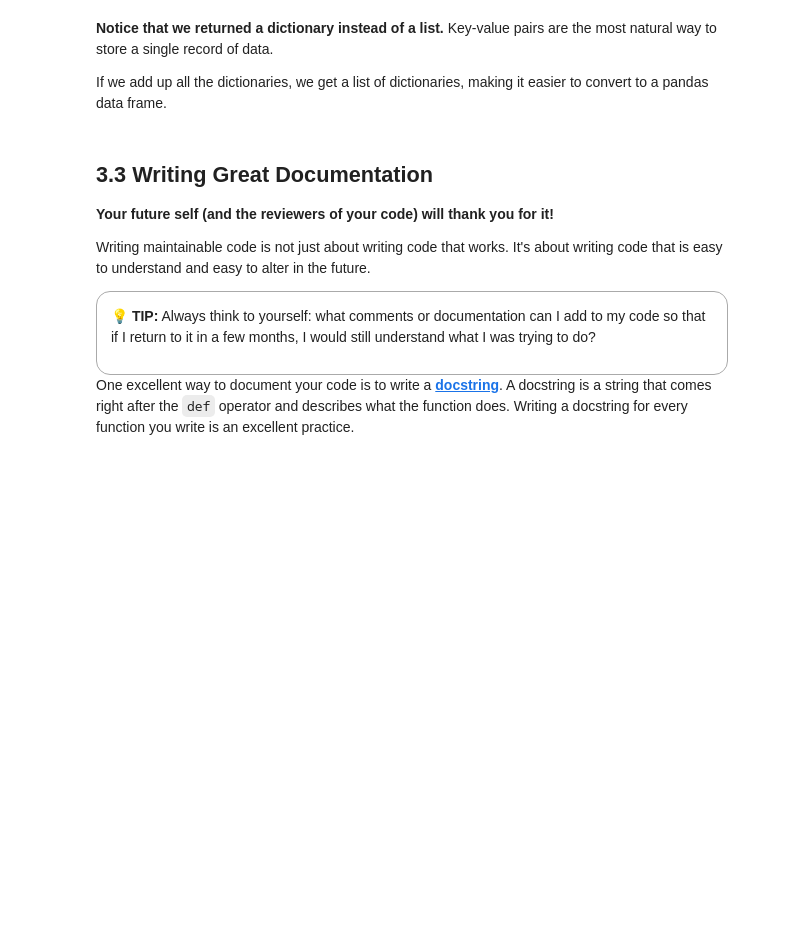
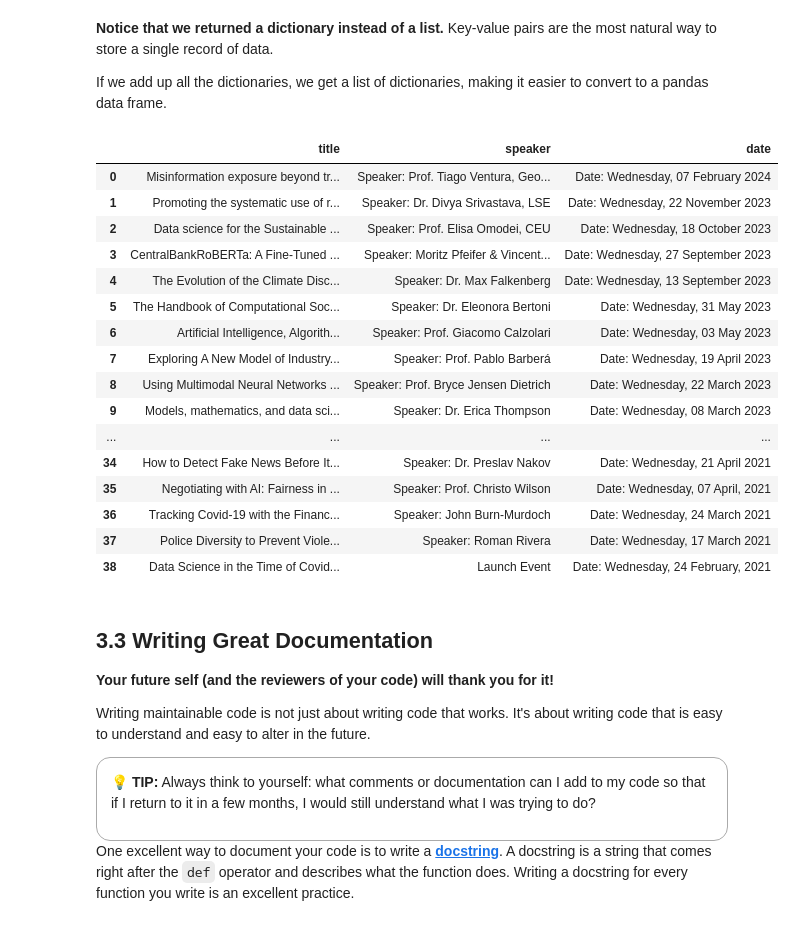
Before and after one commit to danielhalm1407/ds105-new, a Jupyter notebook: wk-05-lecture/W05_lecture.ipynb, the cells around one changed output. Drawn from its saved outputs; the diff is of its cells as text; code cells hidden in the pictures; blank space fills up the shorter version.

```diff
--- a/wk-05-lecture/W05_lecture.ipynb
+++ b/wk-05-lecture/W05_lecture.ipynb
@@ -431,12 +598,30 @@ If we add up all the dictionaries, we get a list of dictionaries, making it easi
 # %%
 # Scrape all events (note that we're using list comprehension)
 events = [scrape_event(container) for container in containers]
 
 # Creating a dataframe is easier
 df = pd.DataFrame(events)
 
 # Uncomment to browse the DataFrame
-#df
+df
+# %% [output]
+|  | title | speaker | date |
+| 0 | Misinformation exposure beyond tr... | Speaker: Prof. Tiago Ventura, Geo... | Date: Wednesday, 07 February 2024 |
+| 1 | Promoting the systematic use of r... | Speaker: Dr. Divya Srivastava, LSE | Date: Wednesday, 22 November 2023 |
+| 2 | Data science for the Sustainable ... | Speaker: Prof. Elisa Omodei, CEU | Date: Wednesday, 18 October 2023 |
+| 3 | CentralBankRoBERTa: A Fine-Tuned ... | Speaker: Moritz Pfeifer & Vincent... | Date: Wednesday, 27 September 2023 |
+| 4 | The Evolution of the Climate Disc... | Speaker: Dr. Max Falkenberg | Date: Wednesday, 13 September 2023 |
+| 5 | The Handbook of Computational Soc... | Speaker: Dr. Eleonora Bertoni | Date: Wednesday, 31 May 2023 |
+| 6 | Artificial Intelligence, Algorith... | Speaker: Prof. Giacomo Calzolari | Date: Wednesday, 03 May 2023 |
+| 7 | Exploring A New Model of Industry... | Speaker: Prof. Pablo Barberá | Date: Wednesday, 19 April 2023 |
+| 8 | Using Multimodal Neural Networks ... | Speaker: Prof. Bryce Jensen Dietrich | Date: Wednesday, 22 March 2023 |
+| 9 | Models, mathematics, and data sci... | Speaker: Dr. Erica Thompson | Date: Wednesday, 08 March 2023 |
+| ... | ... | ... | ... |
+| 34 | How to Detect Fake News Before It... | Speaker: Dr. Preslav Nakov | Date: Wednesday, 21 April 2021 |
+| 35 | Negotiating with AI: Fairness in ... | Speaker: Prof. Christo Wilson | Date: Wednesday, 07 April, 2021 |
+| 36 | Tracking Covid-19 with the Financ... | Speaker: John Burn-Murdoch | Date: Wednesday, 24 March 2021 |
+| 37 | Police Diversity to Prevent Viole... | Speaker: Roman Rivera | Date: Wednesday, 17 March 2021 |
+| 38 | Data Science in the Time of Covid... | Launch Event | Date: Wednesday, 24 February, 2021 |
 # %% [markdown]
 ## 3.3 Writing Great Documentation
 
```
Also changed, not shown: parts of 32 cells of this notebook, 3 other files.
